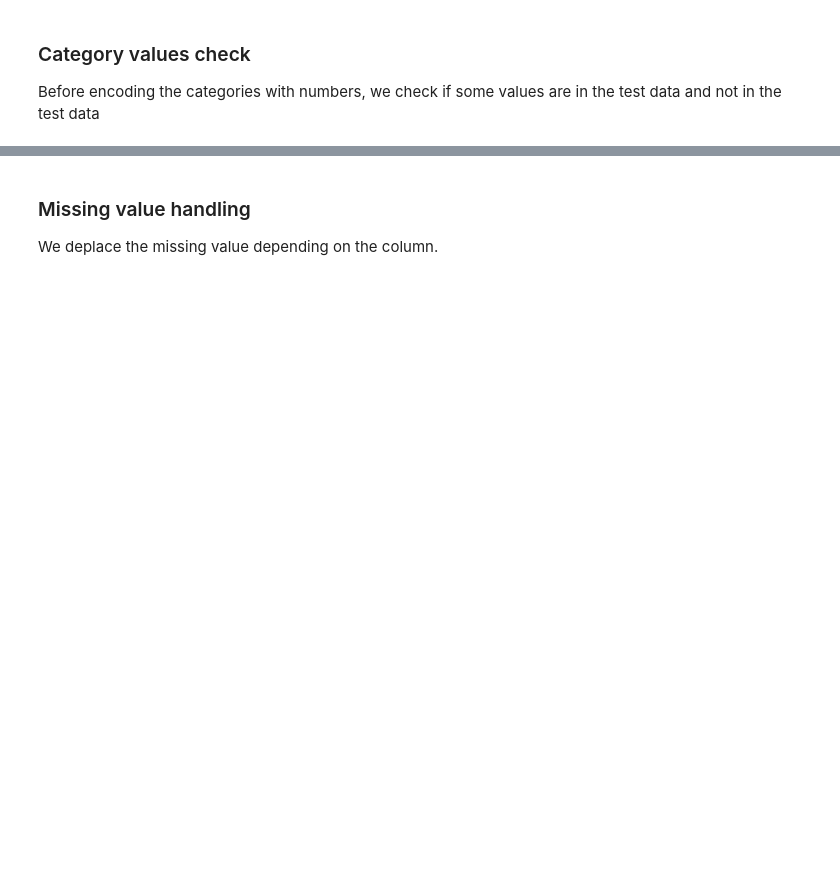
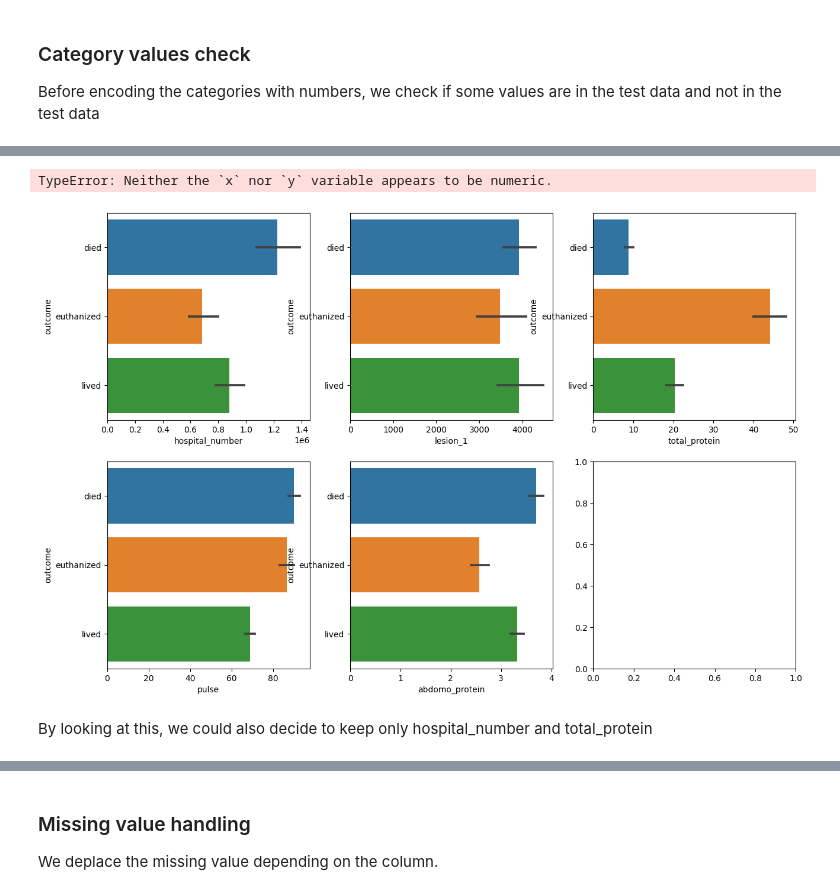
Before and after one commit to douglasbouchet/kaggle-challenges, a Jupyter notebook: Predict-Health-Outcomes-of-Horses_chal_0/predict.ipynb, the cells around one changed output, grey strips where cells are left out. Saved outputs shown, nothing was run; the diff lists cells and outputs as text; code cells hidden in the pictures; blank space fills up the shorter version.

```diff
--- a/Predict-Health-Outcomes-of-Horses_chal_0/predict.ipynb
+++ b/Predict-Health-Outcomes-of-Horses_chal_0/predict.ipynb
@@ -214,0 +315,3 @@ In this part we do some analysis over the columns influence on the outcome to se
+# %%
+selected_features = mi_scores[mi_scores > 0.1].index.tolist()
+selected_features
@@ -214,0 +327,9 @@ In this part we do some analysis over the columns influence on the outcome to se
+# %%
+fig, axs = plt.subplots(ncols=3,nrows=2, figsize=(15, 10))
+for i, col in enumerate(selected_features[:6]):
+    sns.barplot(x=df[col], y=y, ax=axs[i//3][i%3])
+# %% [output]
+TypeError: Neither the `x` nor `y` variable appears to be numeric.
+[figure, added]
+# %% [markdown]
+By looking at this, we could also decide to keep only hospital_number and total_protein
```
Also changed, not shown: parts of 31 cells of this notebook.
